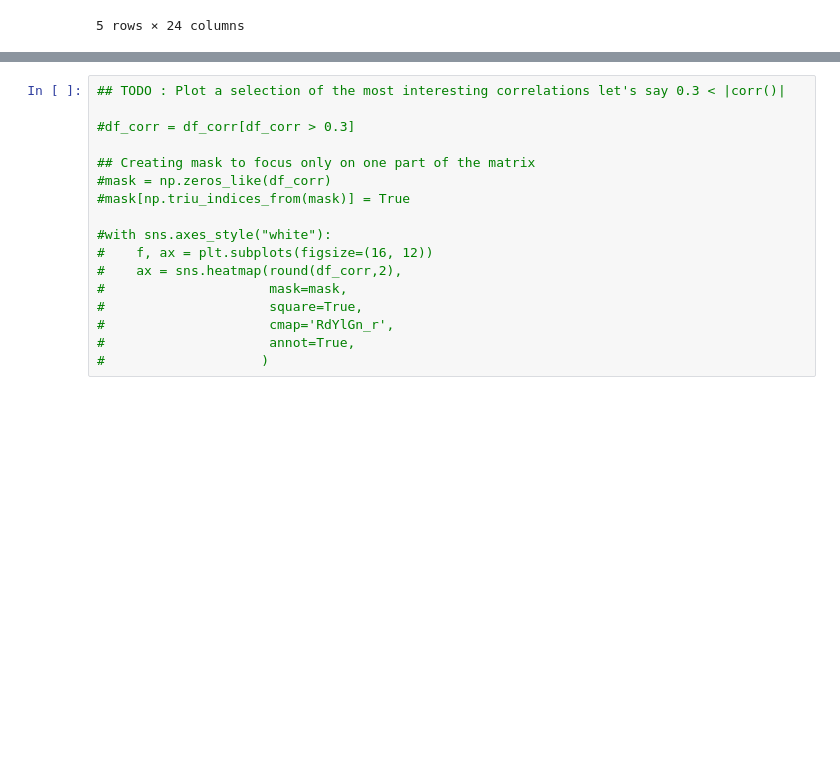
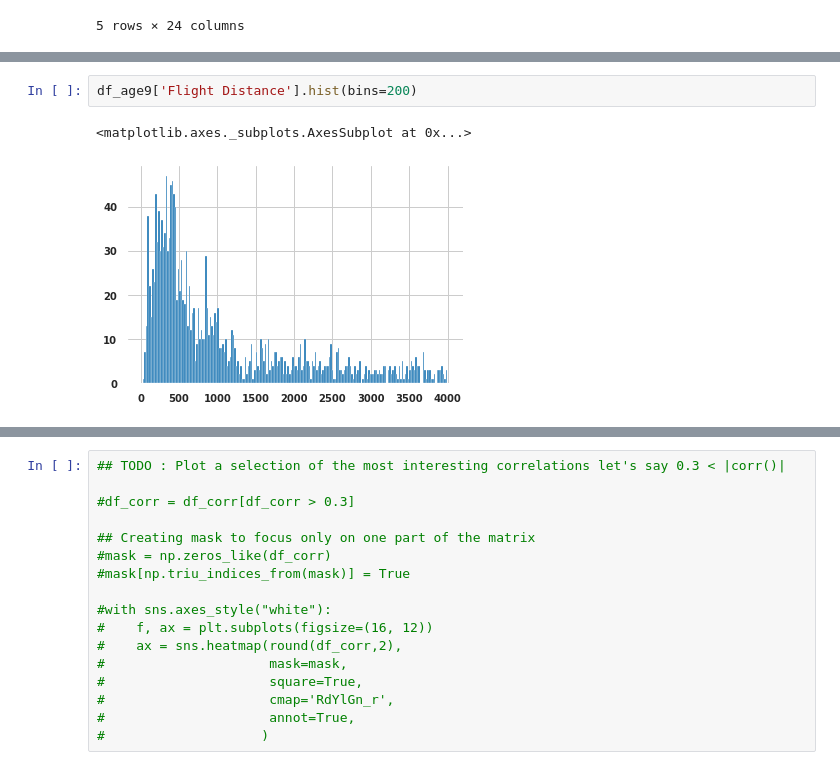
Before and after one commit to n1oftheabove/visualizing-real-world-data-project, a Jupyter notebook: airline_satisfaction.ipynb, the cells around one changed output, grey strips where cells are left out. Cells and saved outputs as stored; diff of their text form; blank space fills up the shorter version.

```diff
--- a/airline_satisfaction.ipynb
+++ b/airline_satisfaction.ipynb
@@ -153,0 +288,5 @@ df.head()
+# %%
+df_age9['Flight Distance'].hist(bins=200)
+# %% [output]
+<matplotlib.axes._subplots.AxesSubplot at 0x...>
+[figure, added]
```
Also changed, not shown: parts of 34 cells of this notebook.
